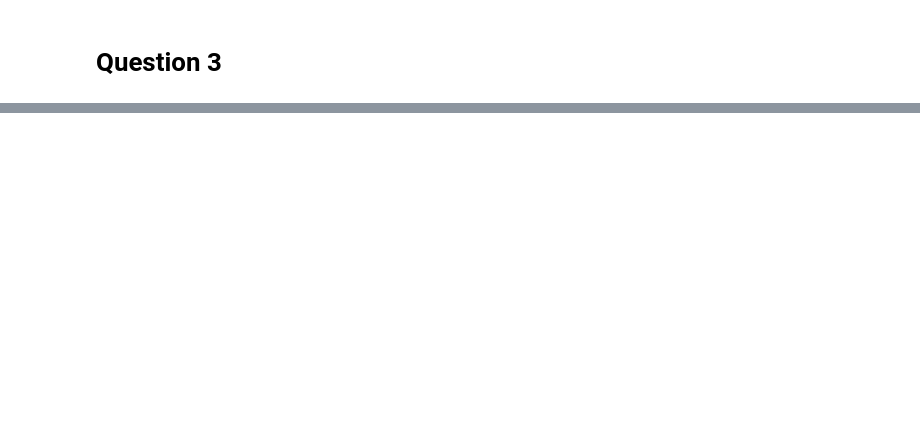
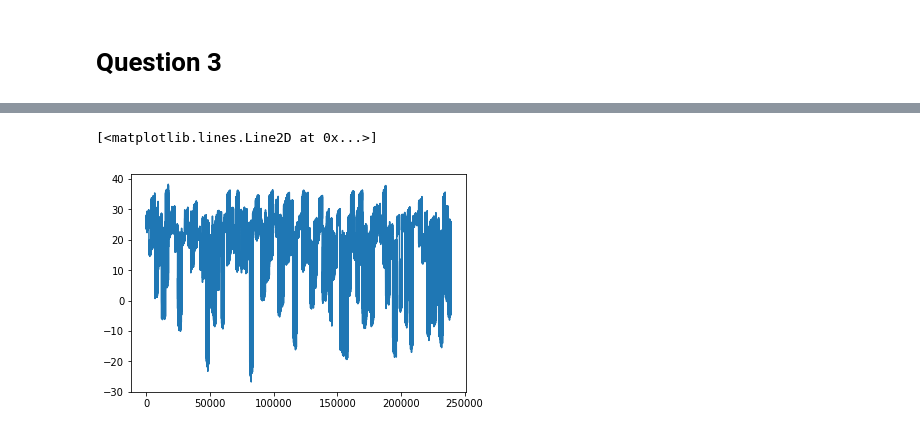
Before and after one commit to varose99/ds4bme, a Jupyter notebook: Quiz4_vrose9.ipynb, the cells around one changed output, grey strips where cells are left out. Saved outputs shown, nothing was run; the diff lists cells and outputs as text; code cells hidden in the pictures; blank space fills up the shorter version.

```diff
--- a/Quiz4_vrose9.ipynb
+++ b/Quiz4_vrose9.ipynb
@@ -198,0 +222,4 @@ plt.legend(['Sensitivity','Specificity','Accuracy'])
+# %%
+df = pd.read_csv('https://query.data.world/s/5mzqvsmlvbvkshr7rh35onrfpvol4b')
+df = df.dropna()
+df.head()
@@ -198,0 +235,4 @@ plt.legend(['Sensitivity','Specificity','Accuracy'])
+# %%
+df['year'] = df['dt'].str[:4].astype(int)
+df['month'] = df['dt'].str[5:7].astype(int)
+df.head()
@@ -198,0 +248,5 @@ plt.legend(['Sensitivity','Specificity','Accuracy'])
+# %%
+df['Latitude'] = df['Latitude'].str[:4].astype(float)
+df['Longitude'] = df['Longitude'].str[:4].astype(float)
+df.head()
+#type(df['AverageTemperature'].iloc[0])
@@ -198,0 +260,13 @@ plt.legend(['Sensitivity','Specificity','Accuracy'])
+# %%
+# Assign variables
+x1 = df['Latitude']
+x2 = df['Longitude']
+x3 = df['year']
+x4 = df['month']
+y = df['AverageTemperature']
+# %%
+# For visualization going to color temperature generally into chunks for visualization purposes but first need to get an idea of what the range is
+plt.plot(y)
+# %% [output]
+[<matplotlib.lines.Line2D at 0x...>]
+[figure, added]
```
Also changed, not shown: parts of 14 cells of this notebook.
